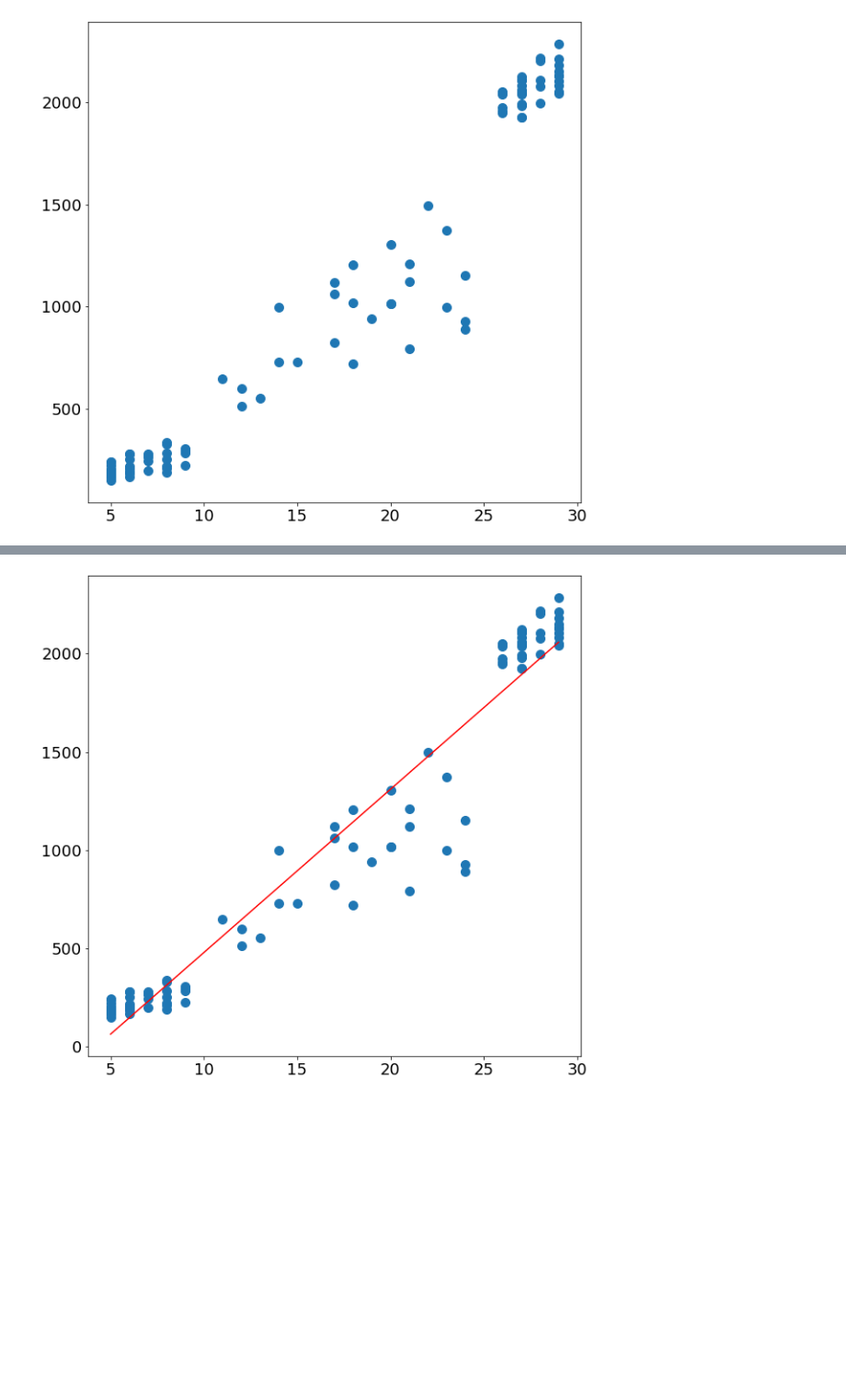
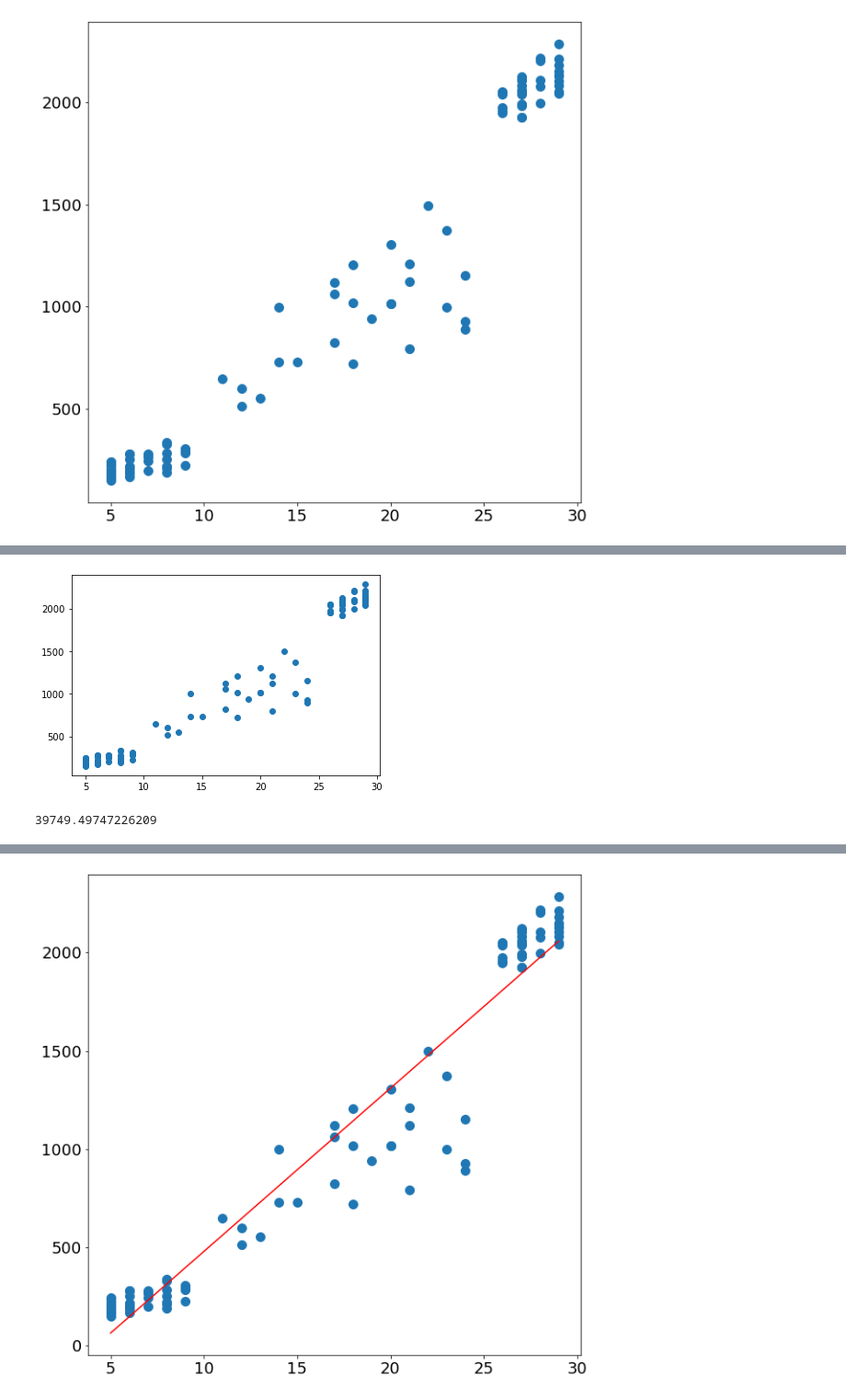
Before and after one commit to RomanK-ML/my-notes, a Jupyter notebook: Конспекты/Data Science/Machine learning/Обучение с учителем/Регрессия/Linear Regression.ipynb, the cells around one changed output, grey strips where cells are left out. Shown at 92% size. Cells and saved outputs as stored; diff of their text form; code cells hidden in the pictures; blank space fills up the shorter version.

```diff
--- a/Конспекты/Data Science/Machine learning/Обучение с учителем/Регрессия/Linear Regression.ipynb
+++ b/Конспекты/Data Science/Machine learning/Обучение с учителем/Регрессия/Linear Regression.ipynb
@@ -41,0 +115,11 @@ plt.show()
+# %%
+y = np.array(houses["price"])
+X = np.array([houses["dim_1"]]).reshape(-1,1)
+reg = LinearRegression().fit(X, y)
+y_pred = reg.predict(X)
+plt.scatter(X, y)
+plt.show()
+print(mean_squared_error(y, y_pred))
+# %% [output]
+[figure, added]
+39749.49747226209
```
Also changed, not shown: parts of 51 cells of this notebook, 8 other files.
